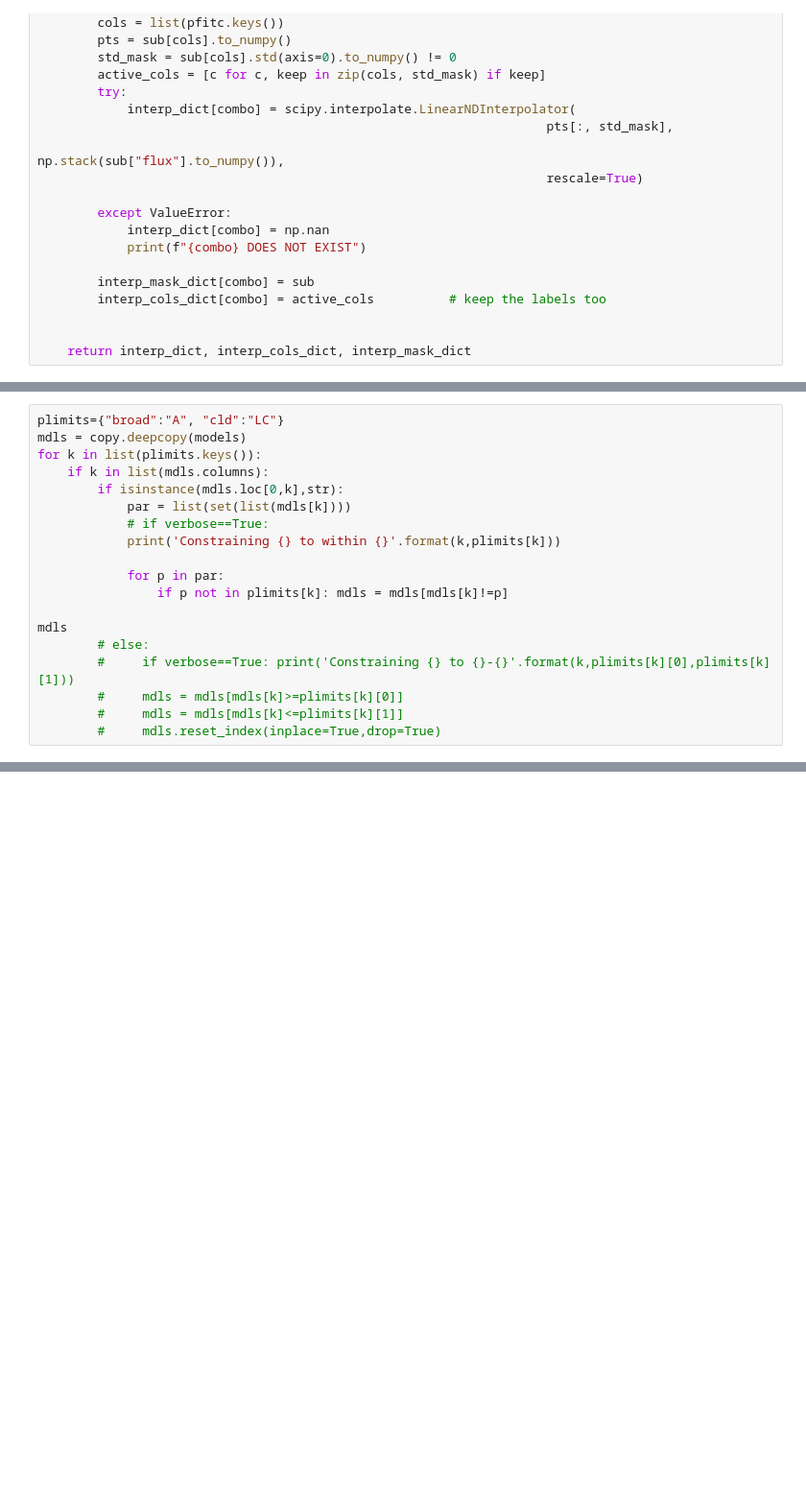
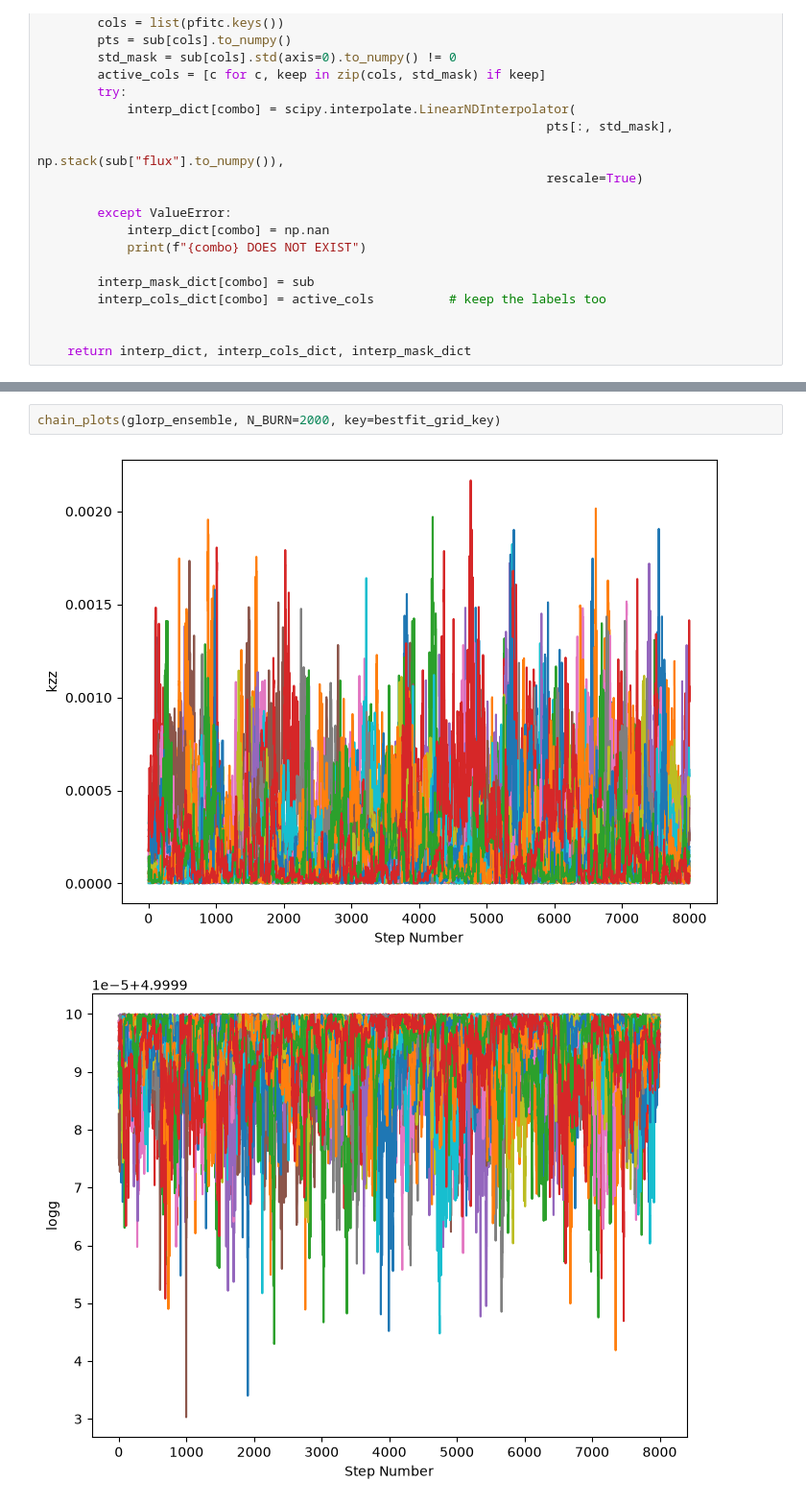
Before and after one commit to e-pritchard/Evan_CSL_Summer_2026, a Jupyter notebook: MCMC_workspace/notebooks/4_more_discrete_parameter_testing.ipynb, the cells around one changed output, grey strips where cells are left out. Shown at 96% size. Saved outputs shown, nothing was run; the diff lists cells and outputs as text; blank space fills up the shorter version.

```diff
--- a/MCMC_workspace/notebooks/4_more_discrete_parameter_testing.ipynb
+++ b/MCMC_workspace/notebooks/4_more_discrete_parameter_testing.ipynb
@@ -825,22 +1021,3 @@ def get_ipar_p(
                 break
 
     return ipar
-# %%
-plimits={"broad":"A", "cld":"LC"}
-mdls = copy.deepcopy(models)
-for k in list(plimits.keys()):
-    if k in list(mdls.columns):
-        if isinstance(mdls.loc[0,k],str):
-            par = list(set(list(mdls[k])))
-            # if verbose==True:
-            print('Constraining {} to within {}'.format(k,plimits[k]))
-
-            for p in par:
-                if p not in plimits[k]: mdls = mdls[mdls[k]!=p]
-
-mdls
-        # else:
-        #     if verbose==True: print('Constraining {} to {}-{}'.format(k,plimits[k][0],plimits[k][1]))
-        #     mdls = mdls[mdls[k]>=plimits[k][0]]
-        #     mdls = mdls[mdls[k]<=plimits[k][1]]
-        #     mdls.reset_index(inplace=True,drop=True)
@@ -1052,0 +2172,5 @@ glorp.run_mcmc(initial_guesses, 10000)
+# %%
+chain_plots(glorp_ensemble, N_BURN=2000, key=bestfit_grid_key)
+# %% [output]
+[figure, added]
+[figure, added]
```
Also changed, not shown: parts of 37 cells of this notebook, 2 other files.
